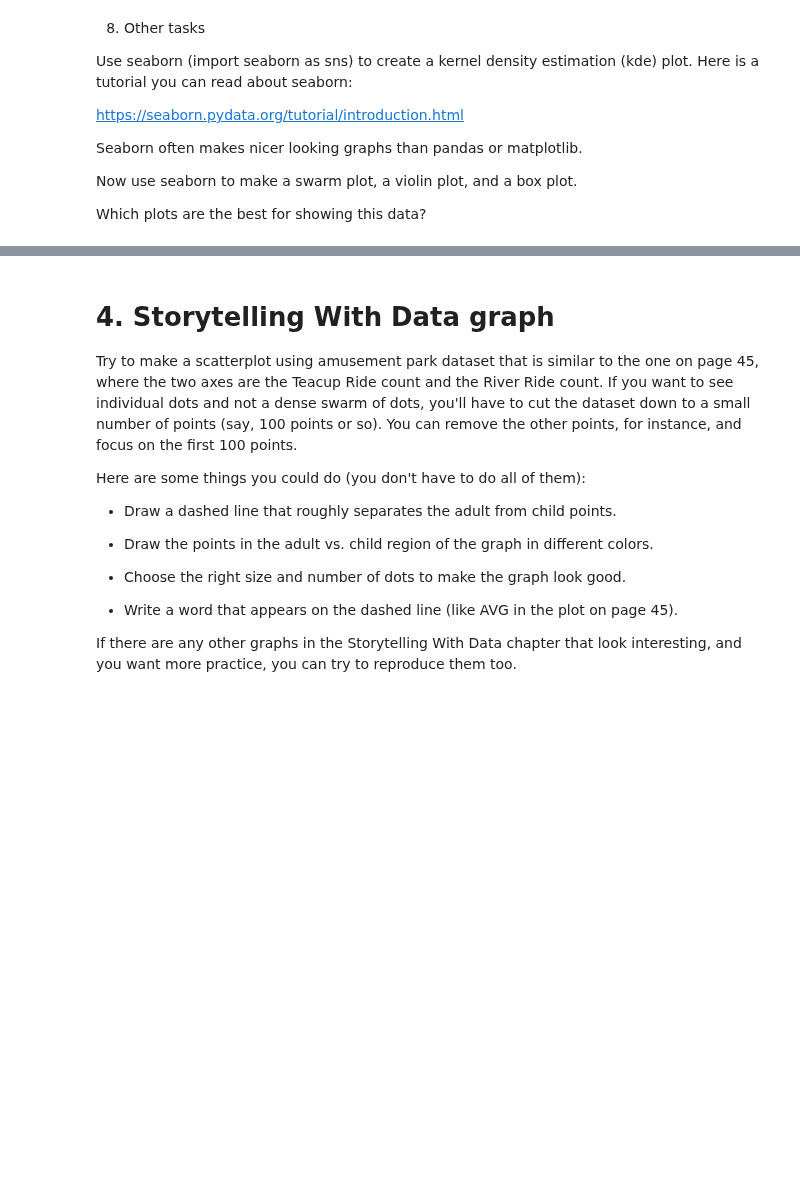
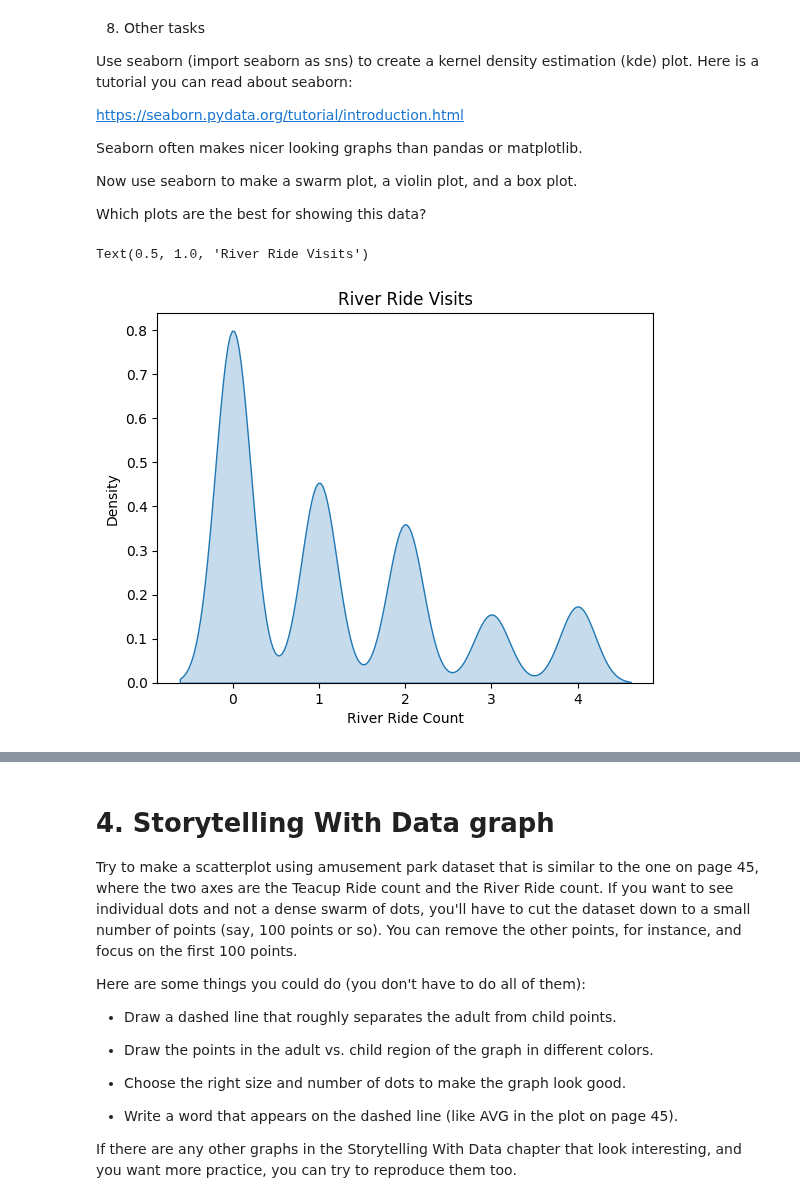
Before and after one commit to alr6qr/2025-spring-B2, a Jupyter notebook: Week3.ipynb, the cells around one changed output, grey strips where cells are left out. Saved outputs shown, nothing was run; the diff lists cells and outputs as text; code cells hidden in the pictures; blank space fills up the shorter version.

```diff
--- a/Week3.ipynb
+++ b/Week3.ipynb
@@ -321,3 +351,11 @@ Seaborn often makes nicer looking graphs than pandas or matplotlib.
 Now use seaborn to make a swarm plot, a violin plot, and a box plot.
 
 Which plots are the best for showing this data?
+# %%
+sns.kdeplot(data=df, x='RiverRide', fill=True)
+plt.xlabel('River Ride Count')
+plt.ylabel('Density')
+plt.title('River Ride Visits')
+# %% [output]
+Text(0.5, 1.0, 'River Ride Visits')
+[figure, added]
```
Also changed, not shown: parts of 7 cells of this notebook, 4 other files.
